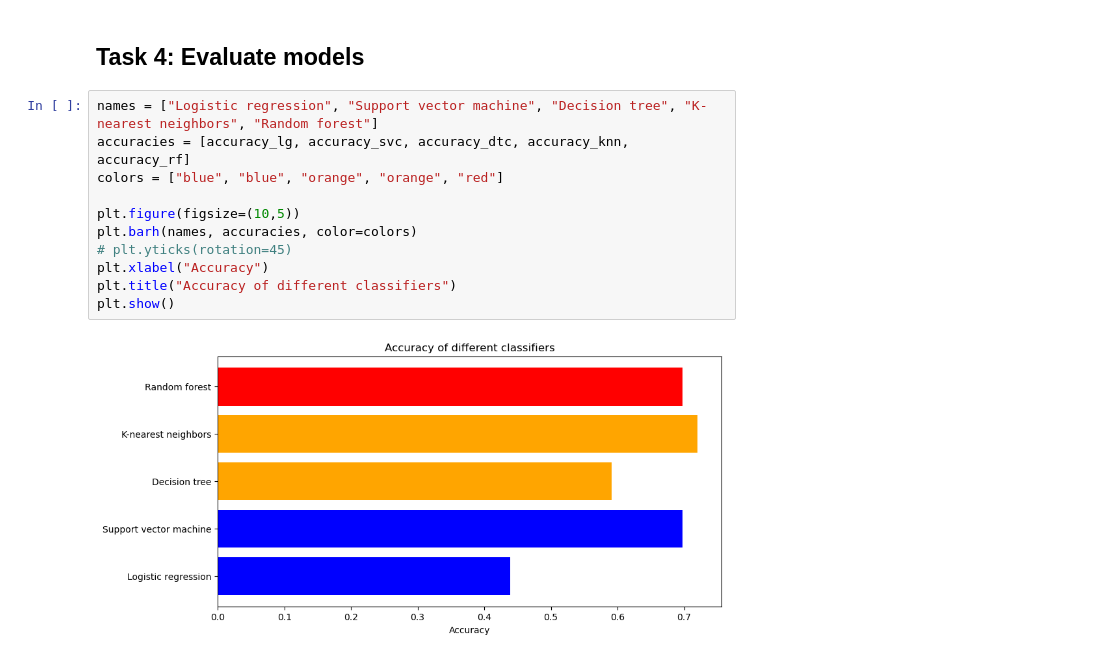
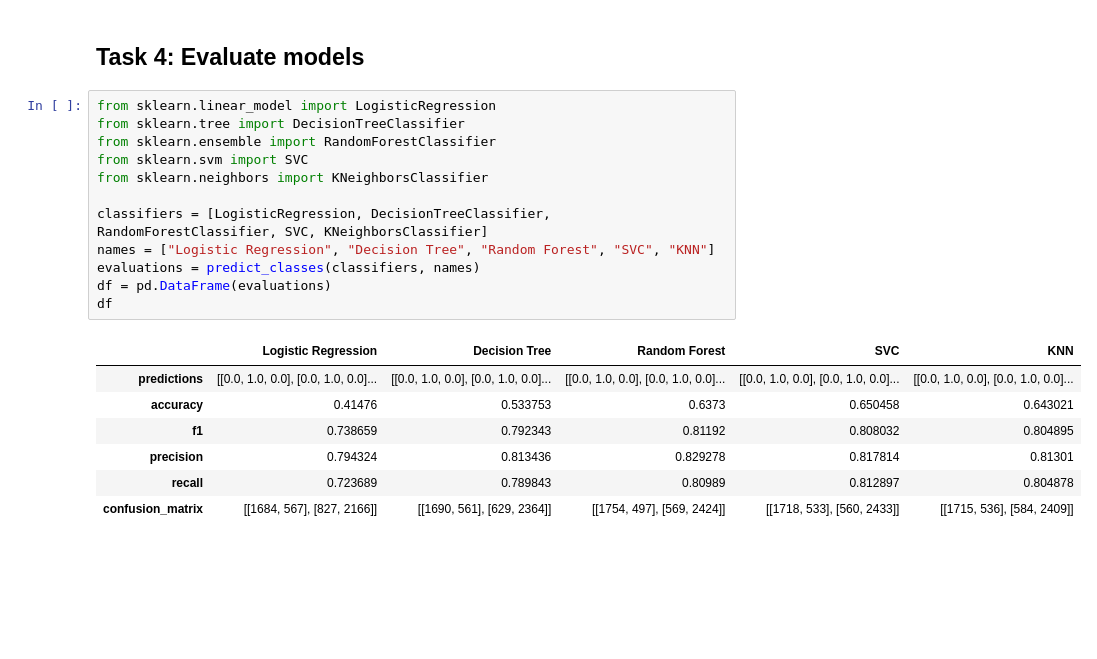
Before and after one commit to JacobSkaarup/46765_assignment2, a Jupyter notebook: main.ipynb, the cells around one changed output. Saved outputs shown, nothing was run; the diff lists cells and outputs as text; blank space fills up the shorter version.

```diff
--- a/main.ipynb
+++ b/main.ipynb
@@ -285,15 +249,22 @@ Confusion matrix:
 # %% [markdown]
 ## Task 4: Evaluate models
-# %%
-names = ["Logistic regression", "Support vector machine", "Decision tree", "K-nearest neighbors", "Random forest"]
-accuracies = [accuracy_lg, accuracy_svc, accuracy_dtc, accuracy_knn, accuracy_rf]
-colors = ["blue", "blue", "orange", "orange", "red"]
-
-plt.figure(figsize=(10,5))
-plt.barh(names, accuracies, color=colors)
-# plt.yticks(rotation=45)
-plt.xlabel("Accuracy")
-plt.title("Accuracy of different classifiers")
-plt.show()
-# %% [output]
-[figure, removed]
+# %%
+from sklearn.linear_model import LogisticRegression
+from sklearn.tree import DecisionTreeClassifier
+from sklearn.ensemble import RandomForestClassifier
+from sklearn.svm import SVC
+from sklearn.neighbors import KNeighborsClassifier
+
+classifiers = [LogisticRegression, DecisionTreeClassifier, RandomForestClassifier, SVC, KNeighborsClassifier]
+names = ["Logistic Regression", "Decision Tree", "Random Forest", "SVC", "KNN"]
+evaluations = predict_classes(classifiers, names)
+df = pd.DataFrame(evaluations)
+df
+# %% [output]
+|  | Logistic Regression | Decision Tree | Random Forest | SVC | KNN |
+| predictions | [[0.0, 1.0, 0.0], [0.0, 1.0, 0.0]... | [[0.0, 1.0, 0.0], [0.0, 1.0, 0.0]... | [[0.0, 1.0, 0.0], [0.0, 1.0, 0.0]... | [[0.0, 1.0, 0.0], [0.0, 1.0, 0.0]... | [[0.0, 1.0, 0.0], [0.0, 1.0, 0.0]... |
+| accuracy | 0.41476 | 0.533753 | 0.6373 | 0.650458 | 0.643021 |
+| f1 | 0.738659 | 0.792343 | 0.81192 | 0.808032 | 0.804895 |
+| precision | 0.794324 | 0.813436 | 0.829278 | 0.817814 | 0.81301 |
+| recall | 0.723689 | 0.789843 | 0.80989 | 0.812897 | 0.804878 |
+| confusion_matrix | [[1684, 567], [827, 2166]] | [[1690, 561], [629, 2364]] | [[1754, 497], [569, 2424]] | [[1718, 533], [560, 2433]] | [[1715, 536], [584, 2409]] |
```
Also changed, not shown: parts of 10 cells of this notebook.
